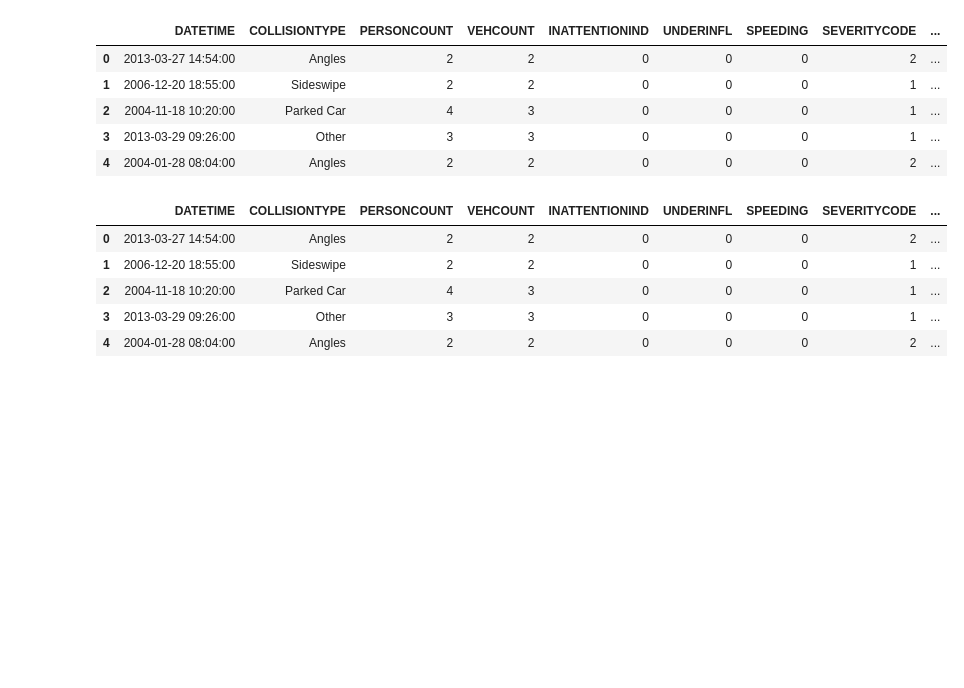
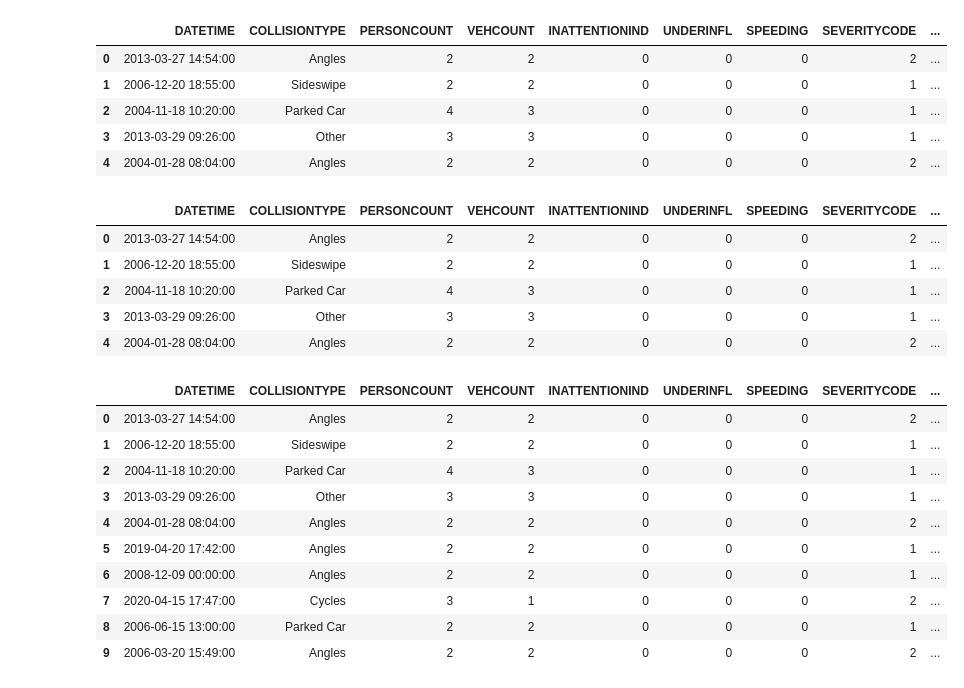
Before and after one commit to samjsteffes/Coursera_Capstone, a Jupyter notebook: capstone_modeling.ipynb, the cells around one changed output. Saved outputs shown, nothing was run; the diff lists cells and outputs as text; code cells hidden in the pictures; blank space fills up the shorter version.

```diff
--- a/capstone_modeling.ipynb
+++ b/capstone_modeling.ipynb
@@ -317,0 +317,21 @@ df.head()
+# %%
+#when first observing the dataset, the INCDTTM column had some dates that were missing a timestamp.. these could be
+#incorrectly classified as non-rushhour, since we don't know the true times.. lets determine the number of impacted items
+#and remove them
+
+#first lets look at an example... in the first 10 rows of the dataframe, notice row 6, which has a timestamp of 00:00:00
+#this is because the original INCDTTM column had only a date, so the timestamp defaults to 00:00:00 when converted to
+#the datetime format
+df.head(10)
+# %% [output]
+|  | DATETIME | COLLISIONTYPE | PERSONCOUNT | VEHCOUNT | INATTENTIONIND | UNDERINFL | SPEEDING | SEVERITYCODE | ... |
+| 0 | 2013-03-27 14:54:00 | Angles | 2 | 2 | 0 | 0 | 0 | 2 | ... |
+| 1 | 2006-12-20 18:55:00 | Sideswipe | 2 | 2 | 0 | 0 | 0 | 1 | ... |
+| 2 | 2004-11-18 10:20:00 | Parked Car | 4 | 3 | 0 | 0 | 0 | 1 | ... |
+| 3 | 2013-03-29 09:26:00 | Other | 3 | 3 | 0 | 0 | 0 | 1 | ... |
+| 4 | 2004-01-28 08:04:00 | Angles | 2 | 2 | 0 | 0 | 0 | 2 | ... |
+| 5 | 2019-04-20 17:42:00 | Angles | 2 | 2 | 0 | 0 | 0 | 1 | ... |
+| 6 | 2008-12-09 00:00:00 | Angles | 2 | 2 | 0 | 0 | 0 | 1 | ... |
+| 7 | 2020-04-15 17:47:00 | Cycles | 3 | 1 | 0 | 0 | 0 | 2 | ... |
+| 8 | 2006-06-15 13:00:00 | Parked Car | 2 | 2 | 0 | 0 | 0 | 1 | ... |
+| 9 | 2006-03-20 15:49:00 | Angles | 2 | 2 | 0 | 0 | 0 | 2 | ... |
```
Also changed, not shown: parts of 35 cells of this notebook, 1 other file.
